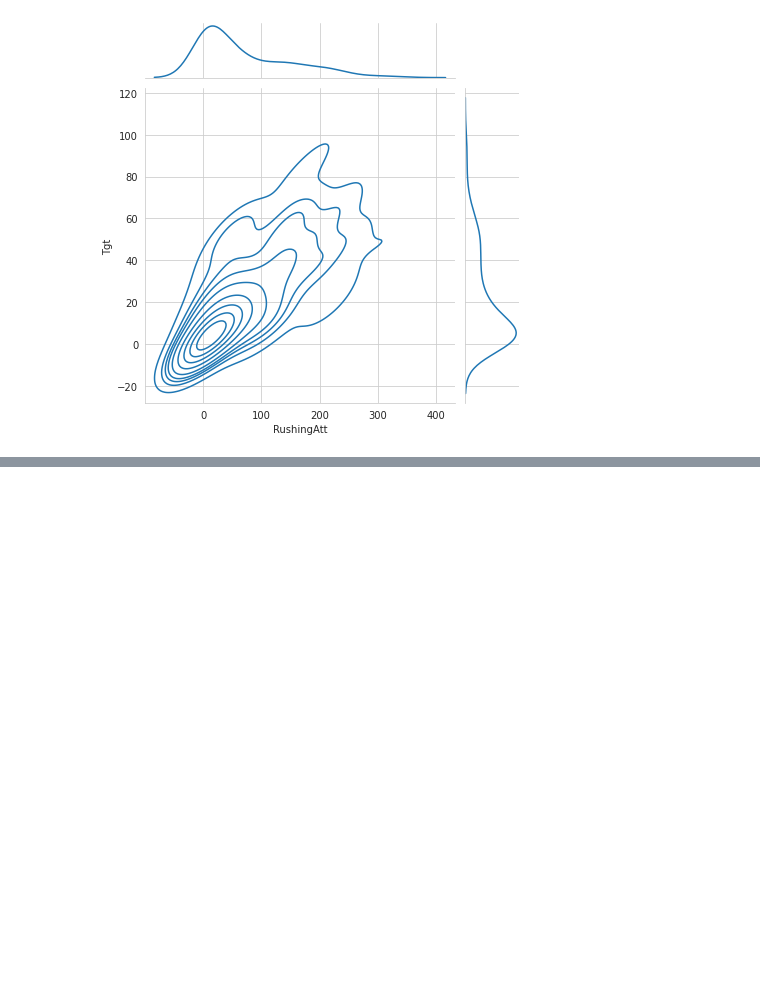
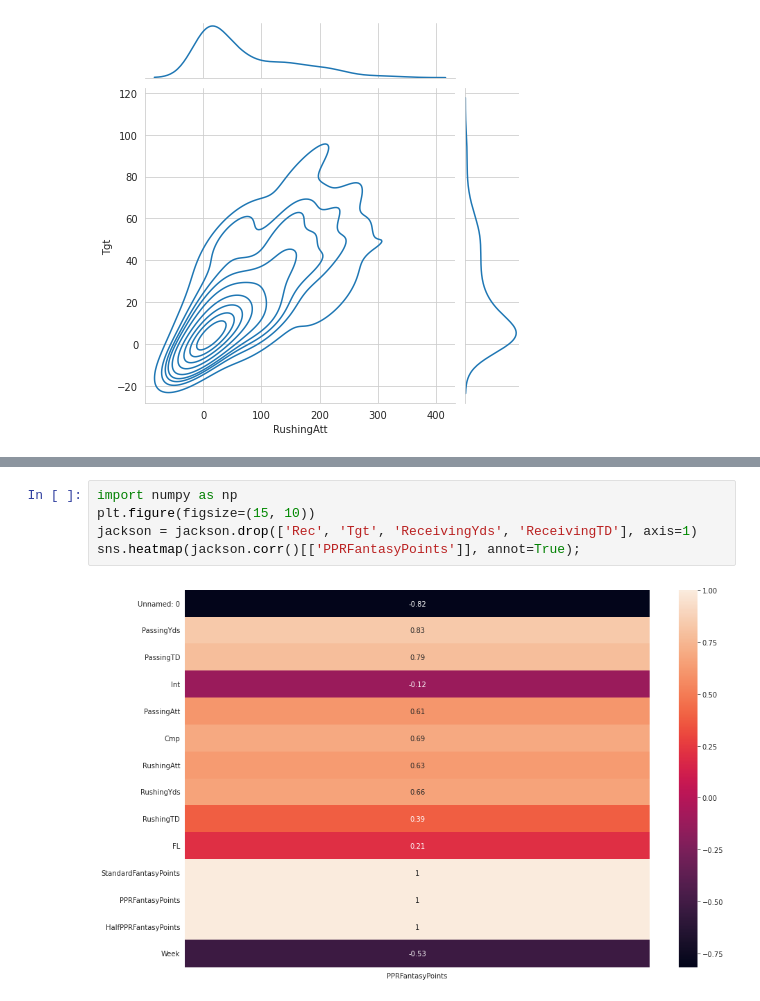
Before and after one commit to oldgreg07/Journey-to-the-Center-of-Python, a Jupyter notebook: Data_Visualization.ipynb, the cells around one changed output, grey strips where cells are left out. Cells and saved outputs as stored; diff of their text form; blank space fills up the shorter version.

```diff
--- a/Data_Visualization.ipynb
+++ b/Data_Visualization.ipynb
@@ -181,0 +265,7 @@ sns.pairplot(rb_df_copy);
+# %%
+import numpy as np
+plt.figure(figsize=(15, 10))
+jackson = jackson.drop(['Rec', 'Tgt', 'ReceivingYds', 'ReceivingTD'], axis=1)
+sns.heatmap(jackson.corr()[['PPRFantasyPoints']], annot=True);
+# %% [output]
+[figure, added]
```
Also changed, not shown: parts of 13 cells of this notebook.
